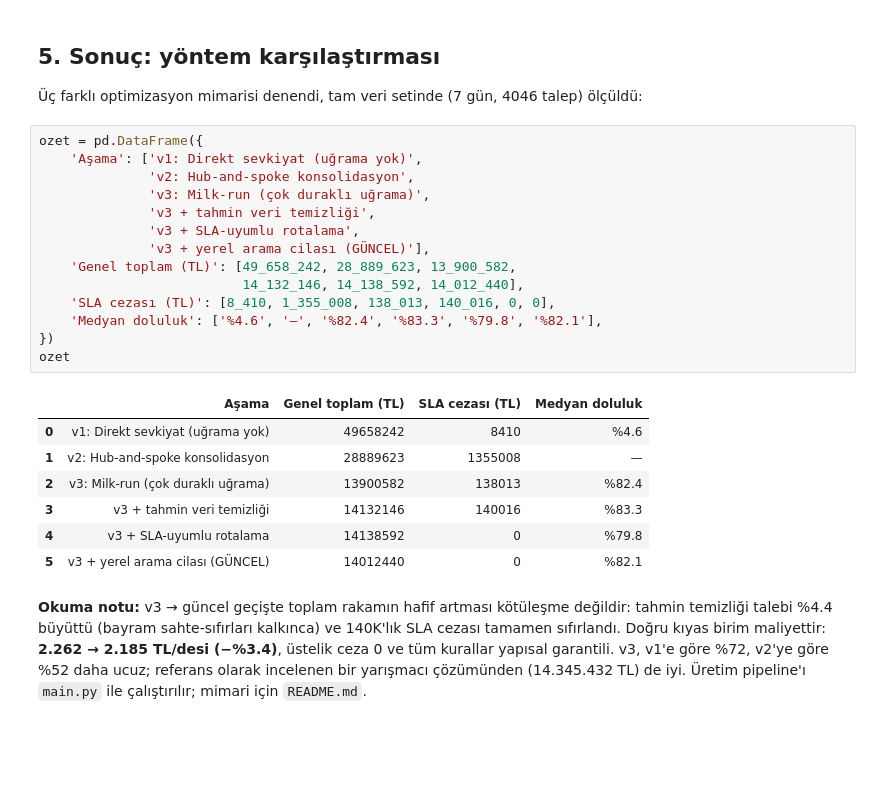
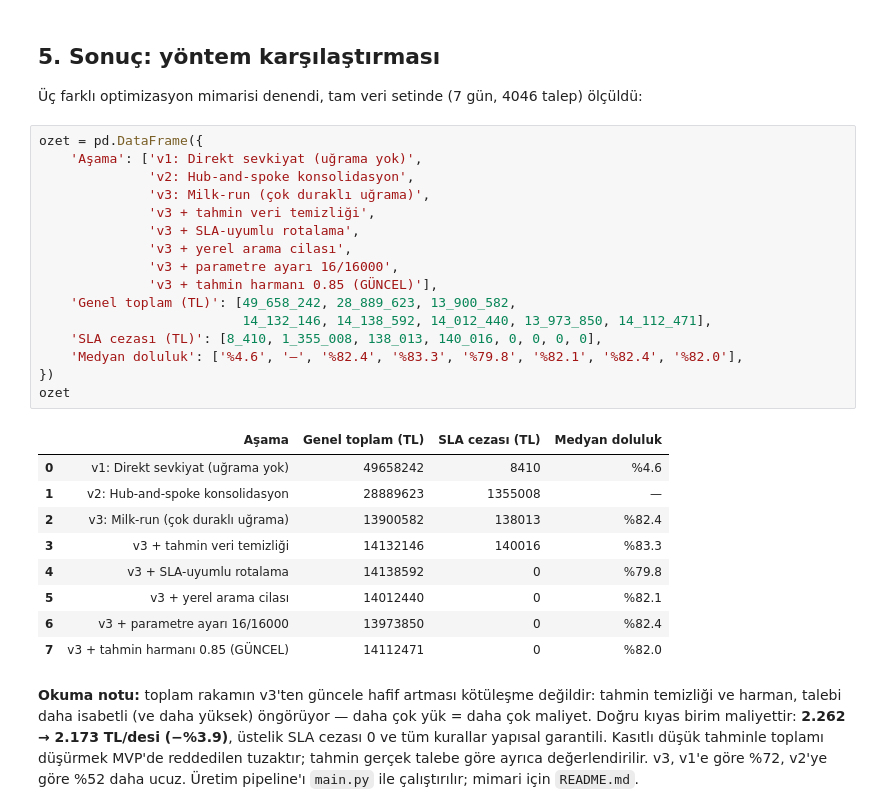
Before and after one commit to Sevkigul/jet-route-optimizer, a Jupyter notebook: notebooks/eda_talep_analizi.ipynb, the cells around one changed output. Saved outputs shown, nothing was run; the diff lists cells and outputs as text; blank space fills up the shorter version.

```diff
--- a/notebooks/eda_talep_analizi.ipynb
+++ b/notebooks/eda_talep_analizi.ipynb
@@ -237,33 +255,38 @@ sorununu kökten çözüyor.
 # %%
 ozet = pd.DataFrame({
     'Aşama': ['v1: Direkt sevkiyat (uğrama yok)',
               'v2: Hub-and-spoke konsolidasyon',
               'v3: Milk-run (çok duraklı uğrama)',
               'v3 + tahmin veri temizliği',
               'v3 + SLA-uyumlu rotalama',
-              'v3 + yerel arama cilası (GÜNCEL)'],
+              'v3 + yerel arama cilası',
+              'v3 + parametre ayarı 16/16000',
+              'v3 + tahmin harmanı 0.85 (GÜNCEL)'],
     'Genel toplam (TL)': [49_658_242, 28_889_623, 13_900_582,
-                          14_132_146, 14_138_592, 14_012_440],
-    'SLA cezası (TL)': [8_410, 1_355_008, 138_013, 140_016, 0, 0],
-    'Medyan doluluk': ['%4.6', '—', '%82.4', '%83.3', '%79.8', '%82.1'],
+                          14_132_146, 14_138_592, 14_012_440, 13_973_850, 14_112_471],
+    'SLA cezası (TL)': [8_410, 1_355_008, 138_013, 140_016, 0, 0, 0, 0],
+    'Medyan doluluk': ['%4.6', '—', '%82.4', '%83.3', '%79.8', '%82.1', '%82.4', '%82.0'],
 })
 ozet
 # %% [output]
 |  | Aşama | Genel toplam (TL) | SLA cezası (TL) | Medyan doluluk |
 | 0 | v1: Direkt sevkiyat (uğrama yok) | 49658242 | 8410 | %4.6 |
 | 1 | v2: Hub-and-spoke konsolidasyon | 28889623 | 1355008 | — |
 | 2 | v3: Milk-run (çok duraklı uğrama) | 13900582 | 138013 | %82.4 |
 | 3 | v3 + tahmin veri temizliği | 14132146 | 140016 | %83.3 |
 | 4 | v3 + SLA-uyumlu rotalama | 14138592 | 0 | %79.8 |
-| 5 | v3 + yerel arama cilası (GÜNCEL) | 14012440 | 0 | %82.1 |
+| 5 | v3 + yerel arama cilası | 14012440 | 0 | %82.1 |
+| 6 | v3 + parametre ayarı 16/16000 | 13973850 | 0 | %82.4 |
+| 7 | v3 + tahmin harmanı 0.85 (GÜNCEL) | 14112471 | 0 | %82.0 |
 # %% [markdown]
-**Okuma notu:** v3 → güncel geçişte toplam rakamın hafif artması kötüleşme
-değildir: tahmin temizliği talebi %4.4 büyüttü (bayram sahte-sıfırları
-kalkınca) ve 140K'lık SLA cezası tamamen sıfırlandı. Doğru kıyas birim
-maliyettir: **2.262 → 2.185 TL/desi (−%3.4)**, üstelik ceza 0 ve tüm
-kurallar yapısal garantili. v3, v1'e göre %72, v2'ye göre %52 daha ucuz;
-referans olarak incelenen bir yarışmacı çözümünden (14.345.432 TL) de iyi.
-Üretim pipeline'ı `main.py` ile çalıştırılır; mimari için `README.md`.
+**Okuma notu:** toplam rakamın v3'ten güncele hafif artması kötüleşme
+değildir: tahmin temizliği ve harman, talebi daha isabetli (ve daha yüksek)
+öngörüyor — daha çok yük = daha çok maliyet. Doğru kıyas birim maliyettir:
+**2.262 → 2.173 TL/desi (−%3.9)**, üstelik SLA cezası 0 ve tüm kurallar
+yapısal garantili. Kasıtlı düşük tahminle toplamı düşürmek MVP'de reddedilen
+tuzaktır; tahmin gerçek talebe göre ayrıca değerlendirilir. v3, v1'e göre
+%72, v2'ye göre %52 daha ucuz. Üretim pipeline'ı `main.py` ile çalıştırılır;
+mimari için `README.md`.
 # %% [markdown]
 ## 6. Optimizasyon karar deneyleri — ölçülen ve reddedilenler
 
```
Also changed, not shown: parts of 3 cells of this notebook, 5 other files.
